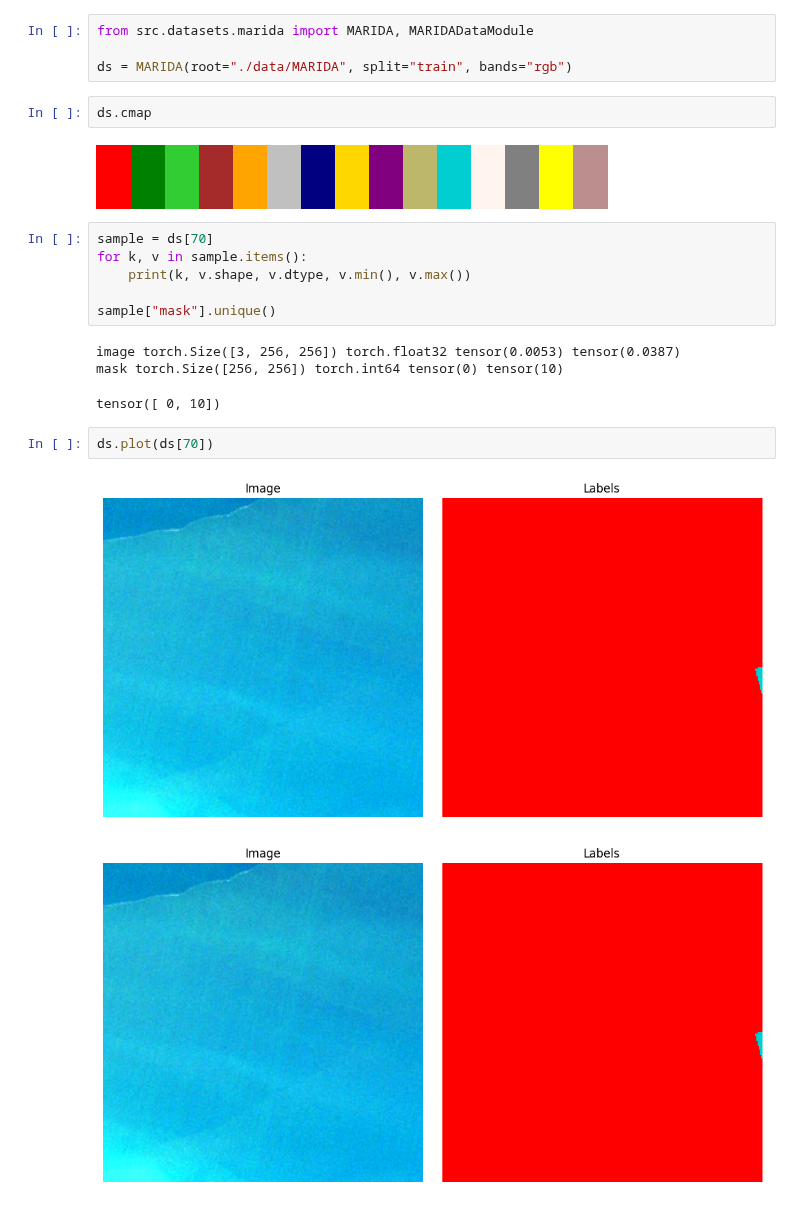
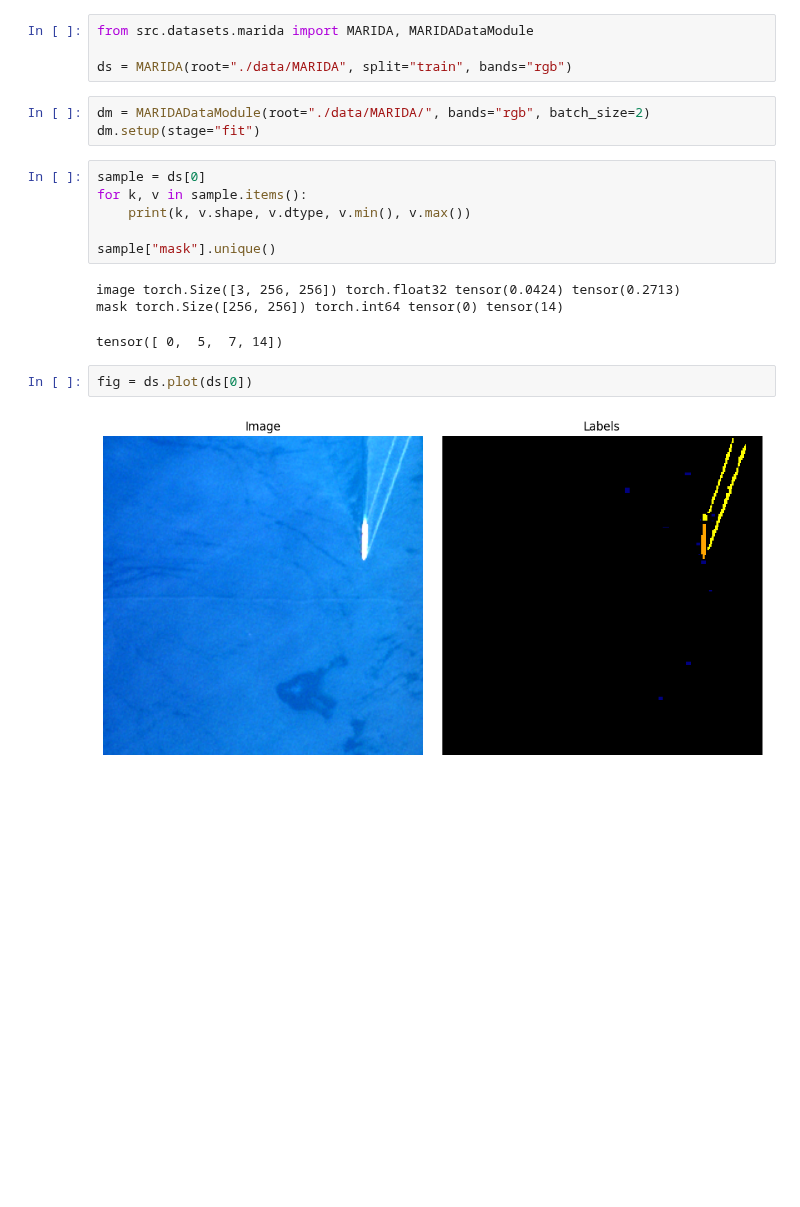
Before and after one commit to isaaccorley/hydro-foundation-model, a Jupyter notebook: plot.ipynb, the cells around one changed output. Cells and saved outputs as stored; diff of their text form; blank space fills up the shorter version.

Commit message:
fix plotting

```diff
--- a/plot.ipynb
+++ b/plot.ipynb
@@ -2,22 +2,20 @@
 from src.datasets.marida import MARIDA, MARIDADataModule
 
 ds = MARIDA(root="./data/MARIDA", split="train", bands="rgb")
-# %%
-ds.cmap
-# %% [output]
-[figure, removed]
+# %%
+dm = MARIDADataModule(root="./data/MARIDA/", bands="rgb", batch_size=2)
+dm.setup(stage="fit")
 # %%
-sample = ds[70]
+sample = ds[0]
 for k, v in sample.items():
     print(k, v.shape, v.dtype, v.min(), v.max())
 
 sample["mask"].unique()
 # %% [output]
-image torch.Size([3, 256, 256]) torch.float32 tensor(0.0053) tensor(0.0387)
-mask torch.Size([256, 256]) torch.int64 tensor(0) tensor(10)
+image torch.Size([3, 256, 256]) torch.float32 tensor(0.0424) tensor(0.2713)
+mask torch.Size([256, 256]) torch.int64 tensor(0) tensor(14)
-tensor([ 0, 10])
+tensor([ 0,  5,  7, 14])
-# %%
-ds.plot(ds[70])
-# %% [output]
-[figure, removed]
-[figure, removed]
+# %%
+fig = ds.plot(ds[0])
+# %% [output]
+[figure, added]
```
Also changed, not shown: 1 other file.
